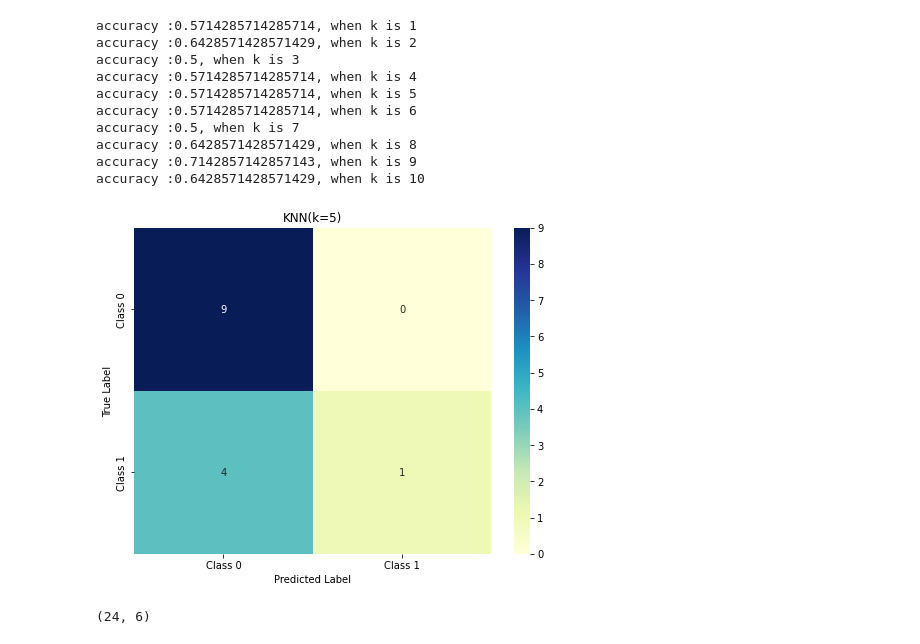
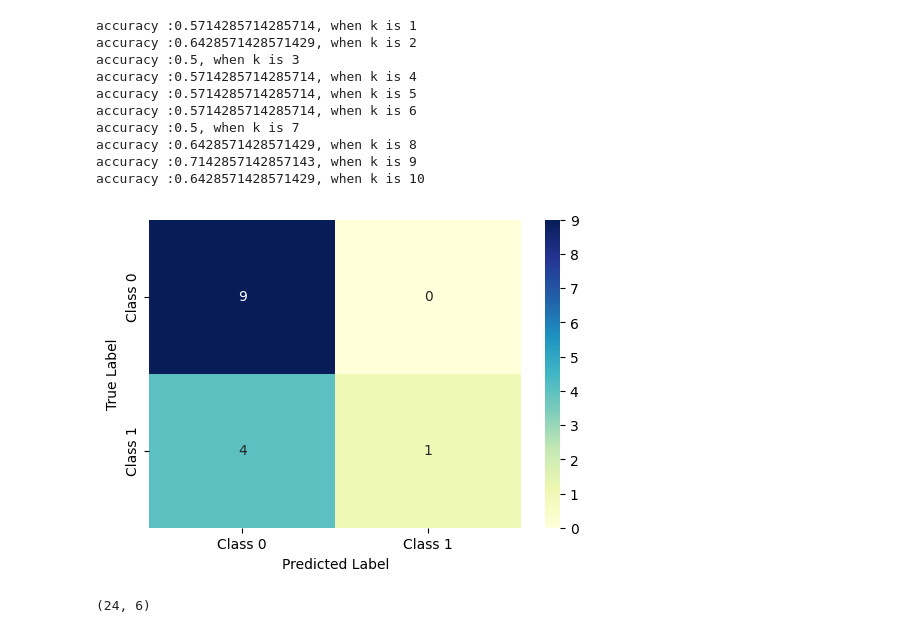
Before and after one commit to Brijesh-sharma-jangid/College, a Jupyter notebook: College/CV.ipynb, the cells around one changed output. Saved outputs shown, nothing was run; the diff lists cells and outputs as text; code cells hidden in the pictures.

```diff
--- a/College/CV.ipynb
+++ b/College/CV.ipynb
@@ -141,16 +186,15 @@ knn = KNeighborsClassifier(n_neighbors=9).fit(X_train_scaled, y_train)
 y_hat = knn.predict(X_test_scaled)
 # %%
 cm = confusion_matrix(y_test, y_hat)
-plt.figure(figsize=(8, 6))
+plt.figure(figsize=(6, 4))
 sns.heatmap(cm, annot=True, cmap='YlGnBu',
             xticklabels=['Class 0', 'Class 1'],
             yticklabels=['Class 0', 'Class 1'])
-plt.title('KNN(k=5)')
 plt.ylabel('True Label')
 plt.xlabel('Predicted Label')
 plt.show()
 # %% [output]
-[figure, old version]
+[figure, new version]
 # %%
 df_test = pd.read_csv("test.csv")
 df_test.shape
```
Also changed, not shown: parts of 17 cells of this notebook, 11 other files.
